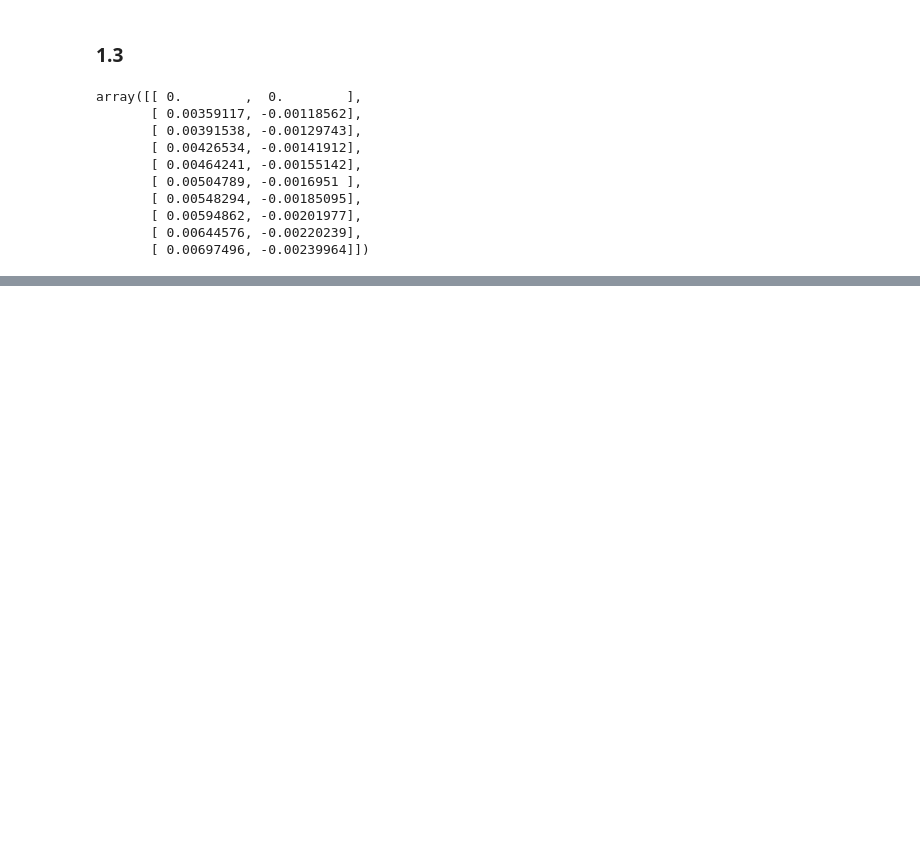
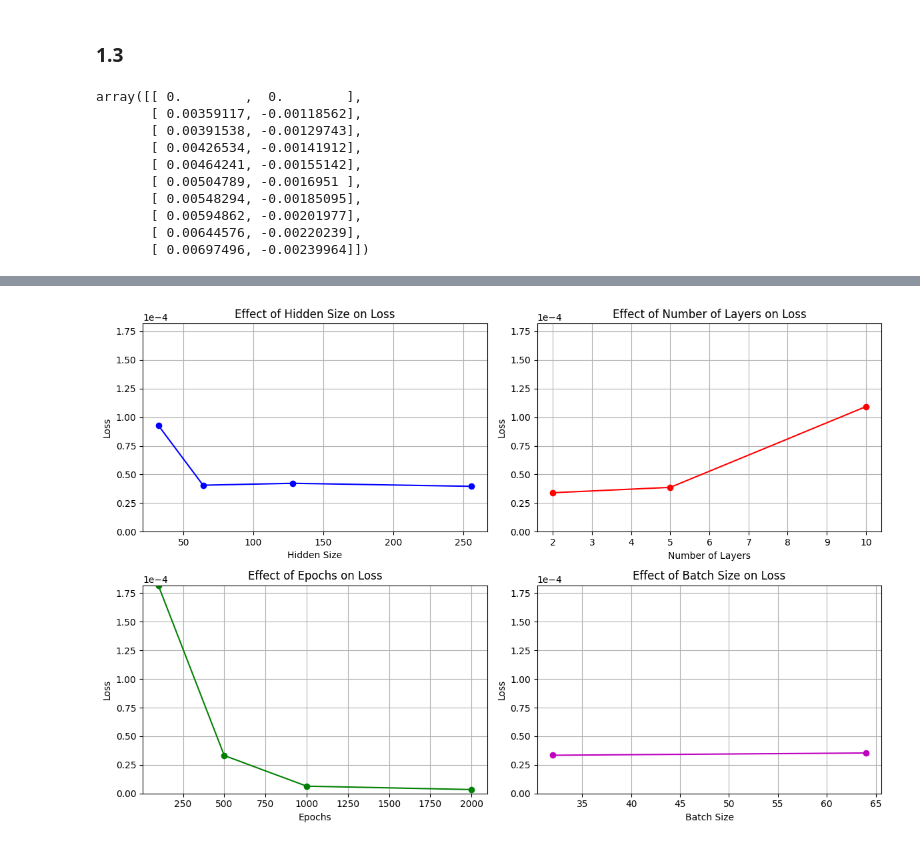
Before and after one commit to TobsTha/GNNs_2024-25, a Jupyter notebook: epidemiology.ipynb, the cells around one changed output, grey strips where cells are left out. Drawn from its saved outputs; the diff is of its cells as text; code cells hidden in the pictures; blank space fills up the shorter version.

```diff
--- a/epidemiology.ipynb
+++ b/epidemiology.ipynb
@@ -99,6 +100,6 @@ def train_feedforward(model, simulation, priors, epochs, lr, days, training_set_
 # %%
-sample = prior_distribution()
-ut.simulate_sir_simple(*sample, 10)
+# sample = prior_distribution()
+# ut.simulate_sir_simple(*sample, 10)
 # %% [output]
 array([[ 0.        ,  0.        ],
        [ 0.00359117, -0.00118562],
@@ -207,0 +438,53 @@ plt.show()
+# %%
+import matplotlib.pyplot as plt
+
+# Set the ymin to 0 for all plots and use scientific notation for the y-axis
+y_min = 0
+y_max = max(max(hidden_size_results), max(num_layers_results), max(epochs_results), max(batch_size_results))
+
+# Create a figure with 2 rows and 2 columns to place the plots next to each other
+fig, axs = plt.subplots(2, 2, figsize=(12, 8))
+
+# Plot results for varying hidden size
+axs[0, 0].plot(hidden_size_list, hidden_size_results, marker='o', color='b')
+axs[0, 0].set_title('Effect of Hidden Size on Loss')
+axs[0, 0].set_xlabel('Hidden Size')
+axs[0, 0].set_ylabel('Loss')
+axs[0, 0].grid(True)
+axs[0, 0].set_ylim(y_min, y_max)  # Set the same y-limits for all plots
+axs[0, 0].ticklabel_format(style='sci', axis='y', scilimits=(0, 0))  # Use scientific notation
+
+# Plot results for varying number of layers
+axs[0, 1].plot(num_layers_list, num_layers_results, marker='o', color='r')
+axs[0, 1].set_title('Effect of Number of Layers on Loss')
+axs[0, 1].set_xlabel('Number of Layers')
+axs[0, 1].set_ylabel('Loss')
+axs[0, 1].grid(True)
+axs[0, 1].set_ylim(y_min, y_max)  # Set the same y-limits for all plots
+axs[0, 1].ticklabel_format(style='sci', axis='y', scilimits=(0, 0))  # Use scientific notation
+
+# Plot results for varying number of epochs
+axs[1, 0].plot(epochs_list, epochs_results, marker='o', color='g')
+axs[1, 0].set_title('Effect of Epochs on Loss')
+axs[1, 0].set_xlabel('Epochs')
+axs[1, 0].set_ylabel('Loss')
+axs[1, 0].grid(True)
+axs[1, 0].set_ylim(y_min, y_max)  # Set the same y-limits for all plots
+axs[1, 0].ticklabel_format(style='sci', axis='y', scilimits=(0, 0))  # Use scientific notation
+
+# Plot results for varying batch size
+axs[1, 1].plot(batch_size_list, batch_size_results, marker='o', color='m')
+axs[1, 1].set_title('Effect of Batch Size on Loss')
+axs[1, 1].set_xlabel('Batch Size')
+axs[1, 1].set_ylabel('Loss')
+axs[1, 1].grid(True)
+axs[1, 1].set_ylim(y_min, y_max)  # Set the same y-limits for all plots
+axs[1, 1].ticklabel_format(style='sci', axis='y', scilimits=(0, 0))  # Use scientific notation
+
+# Adjust layout for better spacing
+plt.tight_layout()
+
+# Show all plots
+plt.show()
+# %% [output]
+[figure, added]
```
Also changed, not shown: parts of 13 cells of this notebook, 3 other files.
